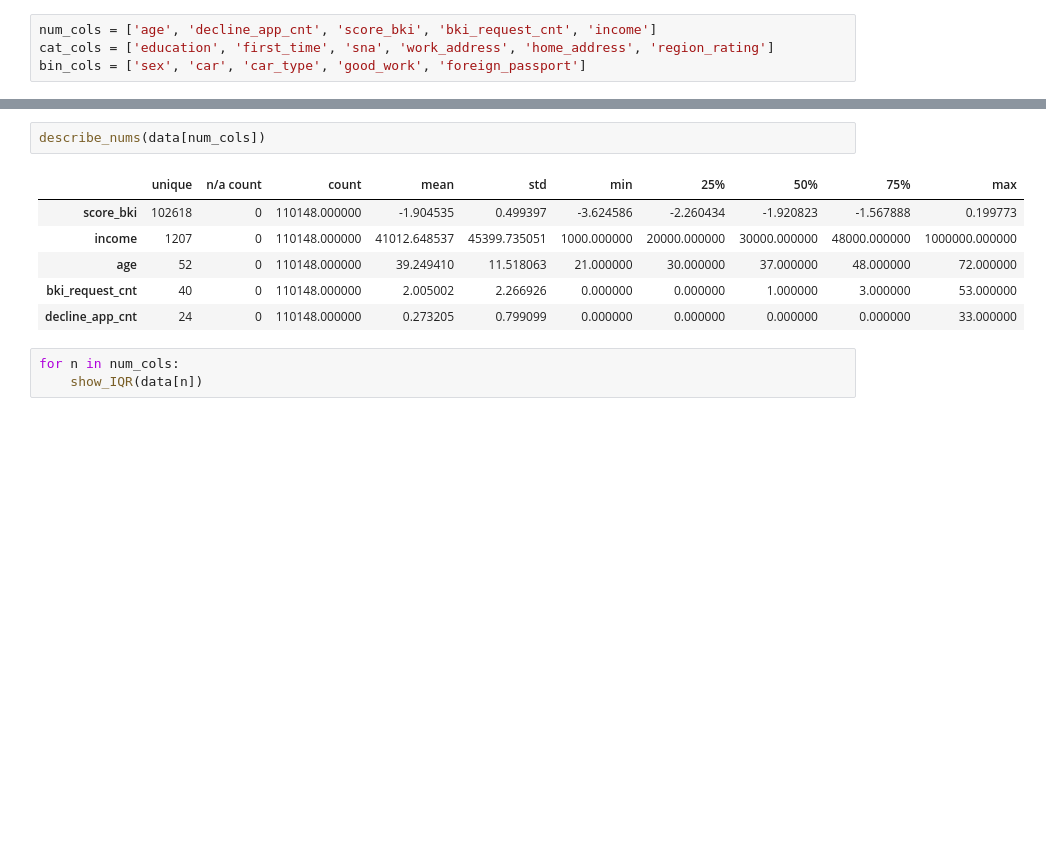
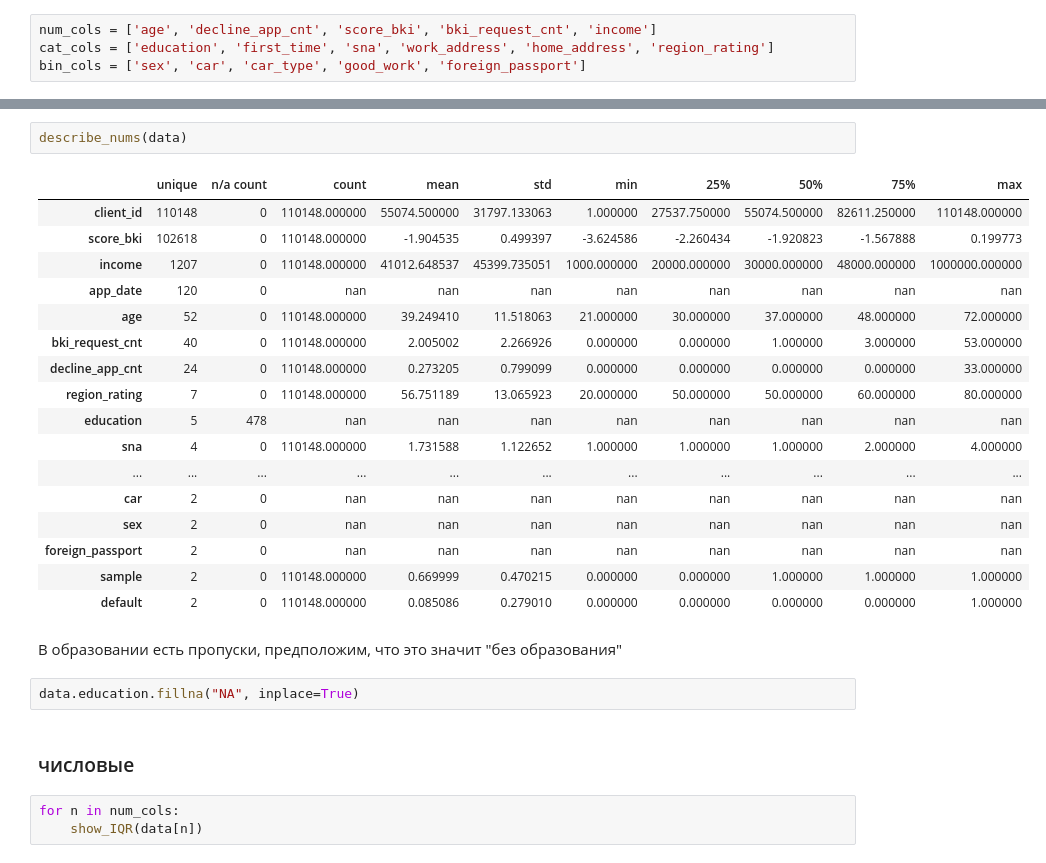
Before and after one commit to XelorR/sf_project_5, a Jupyter notebook: overview_kaggle_pp_first_try.ipynb, the cells around one changed output, grey strips where cells are left out. Drawn from its saved outputs; the diff is of its cells as text; blank space fills up the shorter version.

Commit message:
посмотрел корреляцию и пропуски

```diff
--- a/overview_kaggle_pp_first_try.ipynb
+++ b/overview_kaggle_pp_first_try.ipynb
@@ -82,12 +82,29 @@ data[num_cols].sample(3)
 # %%
-describe_nums(data[num_cols])
+describe_nums(data)
 # %% [output]
 |  | unique | n/a count | count | mean | std | min | 25% | 50% | 75% | max |
+| client_id | 110148 | 0 | 110148.000000 | 55074.500000 | 31797.133063 | 1.000000 | 27537.750000 | 55074.500000 | 82611.250000 | 110148.000000 |
 | score_bki | 102618 | 0 | 110148.000000 | -1.904535 | 0.499397 | -3.624586 | -2.260434 | -1.920823 | -1.567888 | 0.199773 |
 | income | 1207 | 0 | 110148.000000 | 41012.648537 | 45399.735051 | 1000.000000 | 20000.000000 | 30000.000000 | 48000.000000 | 1000000.000000 |
+| app_date | 120 | 0 | nan | nan | nan | nan | nan | nan | nan | nan |
 | age | 52 | 0 | 110148.000000 | 39.249410 | 11.518063 | 21.000000 | 30.000000 | 37.000000 | 48.000000 | 72.000000 |
 | bki_request_cnt | 40 | 0 | 110148.000000 | 2.005002 | 2.266926 | 0.000000 | 0.000000 | 1.000000 | 3.000000 | 53.000000 |
 | decline_app_cnt | 24 | 0 | 110148.000000 | 0.273205 | 0.799099 | 0.000000 | 0.000000 | 0.000000 | 0.000000 | 33.000000 |
+| region_rating | 7 | 0 | 110148.000000 | 56.751189 | 13.065923 | 20.000000 | 50.000000 | 50.000000 | 60.000000 | 80.000000 |
+| education | 5 | 478 | nan | nan | nan | nan | nan | nan | nan | nan |
+| sna | 4 | 0 | 110148.000000 | 1.731588 | 1.122652 | 1.000000 | 1.000000 | 1.000000 | 2.000000 | 4.000000 |
+| ... | ... | ... | ... | ... | ... | ... | ... | ... | ... | ... |
+| car | 2 | 0 | nan | nan | nan | nan | nan | nan | nan | nan |
+| sex | 2 | 0 | nan | nan | nan | nan | nan | nan | nan | nan |
+| foreign_passport | 2 | 0 | nan | nan | nan | nan | nan | nan | nan | nan |
+| sample | 2 | 0 | 110148.000000 | 0.669999 | 0.470215 | 0.000000 | 0.000000 | 1.000000 | 1.000000 | 1.000000 |
+| default | 2 | 0 | 110148.000000 | 0.085086 | 0.279010 | 0.000000 | 0.000000 | 0.000000 | 0.000000 | 1.000000 |
+# %% [markdown]
+В образовании есть пропуски, предположим, что это значит "без образования"
+# %%
+data.education.fillna("NA", inplace=True)
+# %% [markdown]
+### числовые
 # %%
 for n in num_cols:
     show_IQR(data[n])
```
Also changed, not shown: parts of 8 cells of this notebook.
